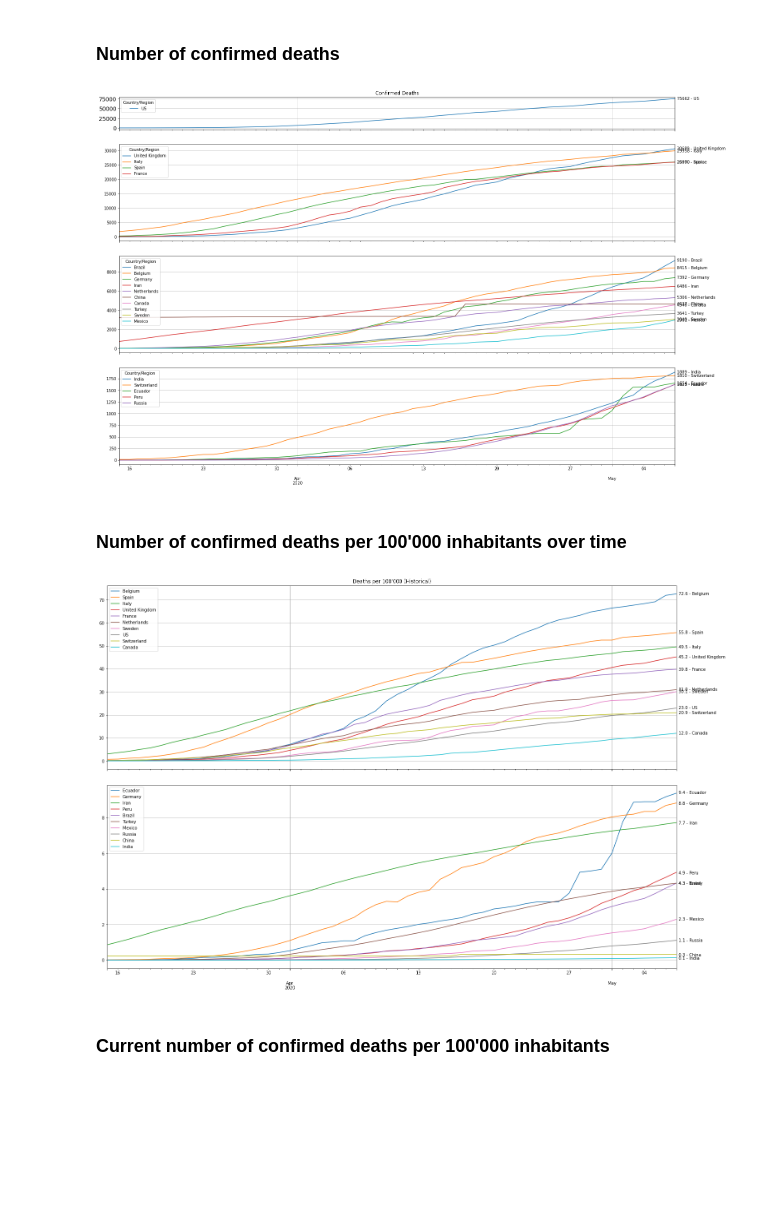
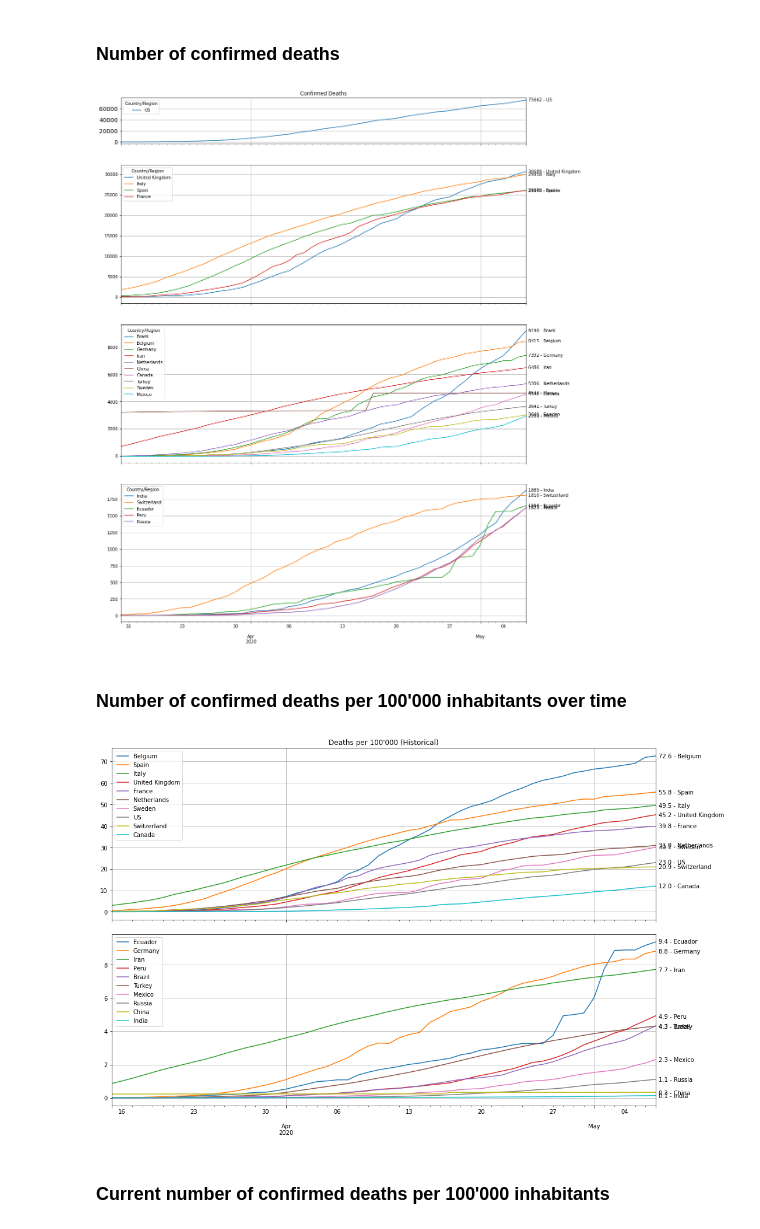
Before and after one commit to willharris/coronastats, a Jupyter notebook: coronastats.ipynb, the cells around one changed output. Cells and saved outputs as stored; diff of their text form; code cells hidden in the pictures; blank space fills up the shorter version.

```diff
--- a/coronastats.ipynb
+++ b/coronastats.ipynb
@@ -71,7 +65,7 @@ cases_trim.index = pd.to_datetime(cases_trim.index)
 
 fig, axes = plt.subplots(2, 1, sharex=True, gridspec_kw={"height_ratios": [1, 6]})
 fig.tight_layout(h_pad=0)
-cases_plotUS = cases_trim.iloc[:, :1].plot(title="Confirmed Cases", figsize=(22, 15), grid=True, ax=axes[0])
+cases_plotUS = cases_trim.iloc[:, :1].plot(title="Confirmed Cases", figsize=(15, 12), grid=True, ax=axes[0])
 cases_plotROW = cases_trim.iloc[:, 1:].plot(grid=True, ax=axes[1])
 
 last_row = cases_trim.iloc[-1:, :]
@@ -86,33 +80,33 @@ for k, v in last_row.items():
 # %%
 deaths_trim = deaths_interest.T.iloc[3:, :]
 
 if num_days:
     deaths_trim = deaths_trim.iloc[-num_days:, :]
 
 deaths_trim.index = pd.to_datetime(deaths_trim.index)
 
 fig, axes = plt.subplots(4, 1, sharex=True, gridspec_kw={"height_ratios": [1, 3, 3, 3]})
 fig.tight_layout(h_pad=0)
-deaths_plotUS = deaths_trim.iloc[:, :1].plot(title="Confirmed Deaths", figsize=(22, 15), fontsize=14, grid=True, ax=axes[0])
+deaths_plotUS = deaths_trim.iloc[:, :1].plot(title="Confirmed Deaths", figsize=(15, 20), fontsize=14, grid=True, ax=axes[0])
 deaths_plotEU1 = deaths_trim.iloc[:, 1:5].plot(grid=True, ax=axes[1])
 deaths_plotEU2 = deaths_trim.iloc[:, 5:15].plot(grid=True, ax=axes[2])
 deaths_plotROW = deaths_trim.iloc[:, 15:].plot(grid=True, ax=axes[3])
 
 last_row = deaths_trim.iloc[-1:, :]
 count = 0
 for k, v in last_row.items():
     if count < 1:
         plot = deaths_plotUS
     elif count < 5:
         plot = deaths_plotEU1
     elif count < 15:
         plot = deaths_plotEU2
     else:
         plot = deaths_plotROW
     plot.annotate("%d - %s" % (v[0], v.name), (last_row.index[0], v[0]), xytext=(5, -3), textcoords="offset points")
     count += 1
 # %% [output]
-[figure, old version]
+[figure, new version]
 # %% [markdown]
 ### Number of confirmed deaths per 100'000 inhabitants over time
 # %%
@@ -128,7 +122,7 @@ dpm = dpm.sort_values(by=last_col_name, ascending=False).T
 
 fig, axes = plt.subplots(2, 1, sharex=True)#, gridspec_kw={"height_ratios": [2, 1]})
 fig.tight_layout(h_pad=0)
-dpm_plot1 = dpm.iloc[:, :10].plot(title="Deaths per 100'000 (Historical)", figsize=(22, 15), grid=True, ax=axes[0])
+dpm_plot1 = dpm.iloc[:, :10].plot(title="Deaths per 100'000 (Historical)", figsize=(15, 10), grid=True, ax=axes[0])
 dpm_plot2 = dpm.iloc[:, 10:].plot(grid=True, ax=axes[1])
 
 last_row = dpm.iloc[-1:, :]
@@ -143,7 +137,7 @@ for k, v in last_row.items():
     plot.annotate("%.1f - %s" % (val, v.name), (v.index[0], val), xytext=(5, -3), textcoords="offset points")
     count += 1
 # %% [output]
-[figure, old version]
+[figure, new version]
 # %% [markdown]
 ### Current number of confirmed deaths per 100'000 inhabitants
 # %%
```
Also changed, not shown: parts of 3 cells of this notebook.
